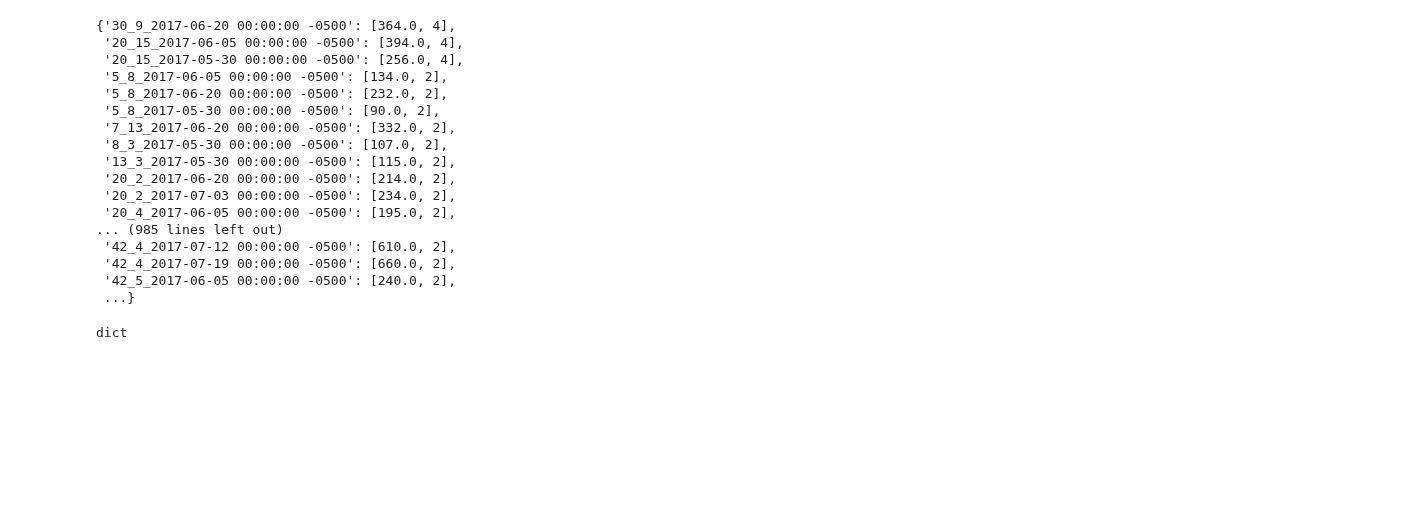
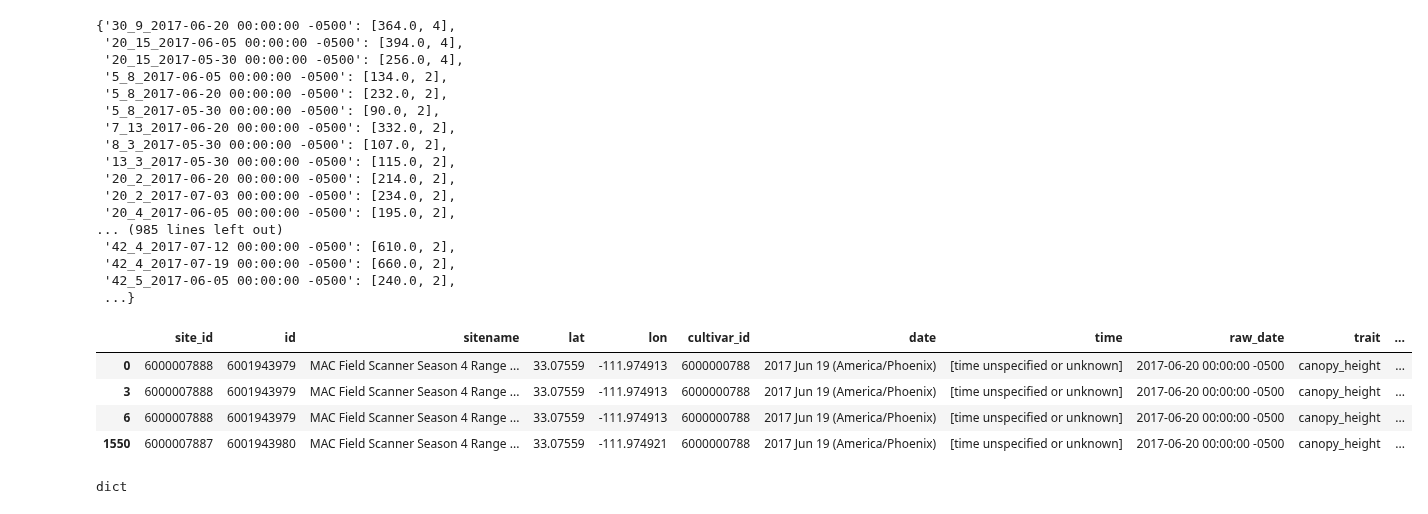
Before and after one commit to genophenoenvo/terraref-datasets, a Jupyter notebook: notebooks/season_4_transformation.ipynb, the cells around one changed output. Saved outputs shown, nothing was run; the diff lists cells and outputs as text; code cells hidden in the pictures; blank space fills up the shorter version.

```diff
--- a/notebooks/season_4_transformation.ipynb
+++ b/notebooks/season_4_transformation.ipynb
@@ -1561,6 +1563,18 @@ plot_date_means
  '42_4_2017-07-19 00:00:00 -0500': [660.0, 2],
  '42_5_2017-06-05 00:00:00 -0500': [240.0, 2],
  ...}
+# %%
+# why are there 4 values for some entries?
+# like for 30_9_2017-06-20?
+
+canopy_only_df.loc[(canopy_only_df.new_plot_name == 'MAC Field Scanner Season 4 Range 30 Column 9') &
+                  (canopy_only_df.raw_date.str.startswith('2017-06-20 00:00:00'))]
+# %% [output]
+|  | site_id | id | sitename | lat | lon | cultivar_id | date | time | raw_date | trait | ... |
+| 0 | 6000007888 | 6001943979 | MAC Field Scanner Season 4 Range ... | 33.07559 | -111.974913 | 6000000788 | 2017 Jun 19 (America/Phoenix) | [time unspecified or unknown] | 2017-06-20 00:00:00 -0500 | canopy_height | ... |
+| 3 | 6000007888 | 6001943979 | MAC Field Scanner Season 4 Range ... | 33.07559 | -111.974913 | 6000000788 | 2017 Jun 19 (America/Phoenix) | [time unspecified or unknown] | 2017-06-20 00:00:00 -0500 | canopy_height | ... |
+| 6 | 6000007888 | 6001943979 | MAC Field Scanner Season 4 Range ... | 33.07559 | -111.974913 | 6000000788 | 2017 Jun 19 (America/Phoenix) | [time unspecified or unknown] | 2017-06-20 00:00:00 -0500 | canopy_height | ... |
+| 1550 | 6000007887 | 6001943980 | MAC Field Scanner Season 4 Range ... | 33.07559 | -111.974921 | 6000000788 | 2017 Jun 19 (America/Phoenix) | [time unspecified or unknown] | 2017-06-20 00:00:00 -0500 | canopy_height | ... |
 # %%
 # only need to take the mean when the second number is > 1
 
```
Also changed, not shown: parts of 10 cells of this notebook, 1 other file.
